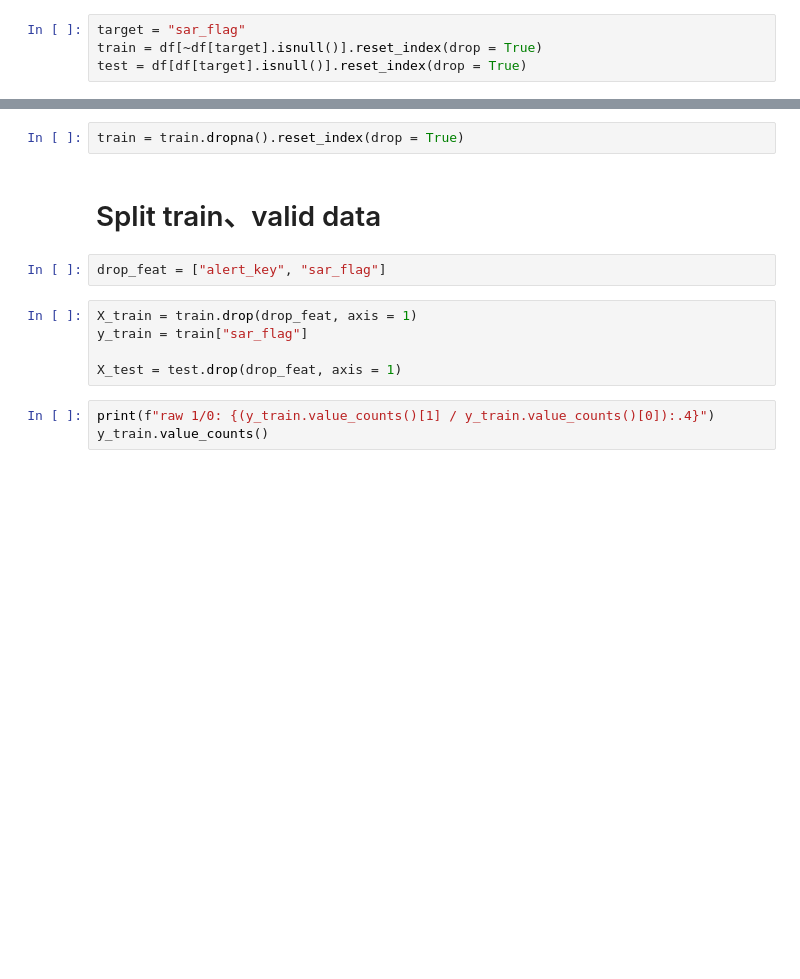
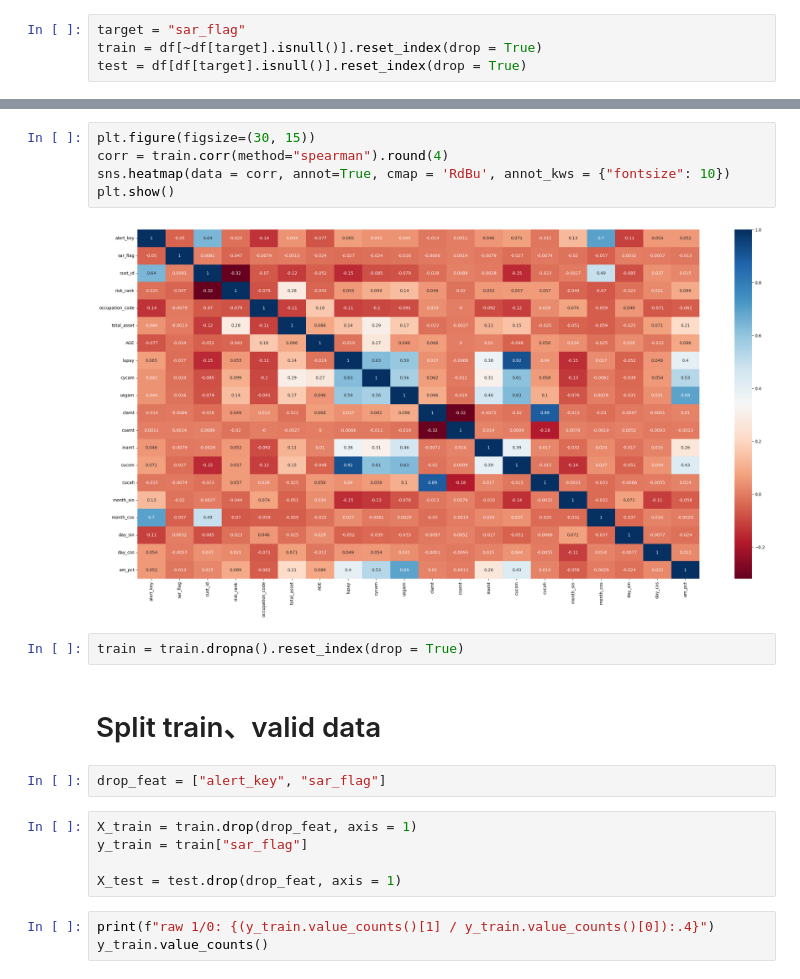
Before and after one commit to JulieKuo/money_laundry, a Jupyter notebook: pred_1116.ipynb, the cells around one changed output, grey strips where cells are left out. Drawn from its saved outputs; the diff is of its cells as text; blank space fills up the shorter version.

```diff
--- a/pred_1116.ipynb
+++ b/pred_1116.ipynb
@@ -66,3 +92,10 @@ test = df[df[target].isnull()].reset_index(drop = True)
+# %%
+plt.figure(figsize=(30, 15))
+corr = train.corr(method="spearman").round(4)
+sns.heatmap(data = corr, annot=True, cmap = 'RdBu', annot_kws = {"fontsize": 10})
+plt.show()
+# %% [output]
+[figure, added]
 # %%
 train = train.dropna().reset_index(drop = True)
 # %% [markdown]
```
Also changed, not shown: parts of 25 cells of this notebook, 3 other files.
